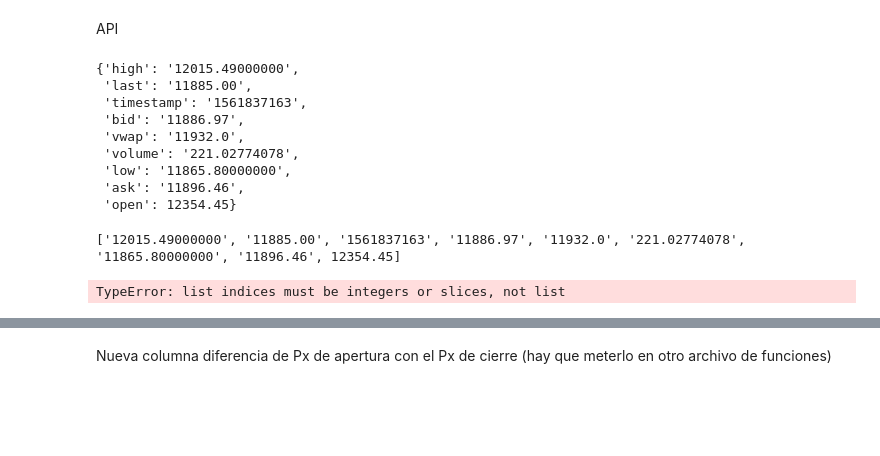
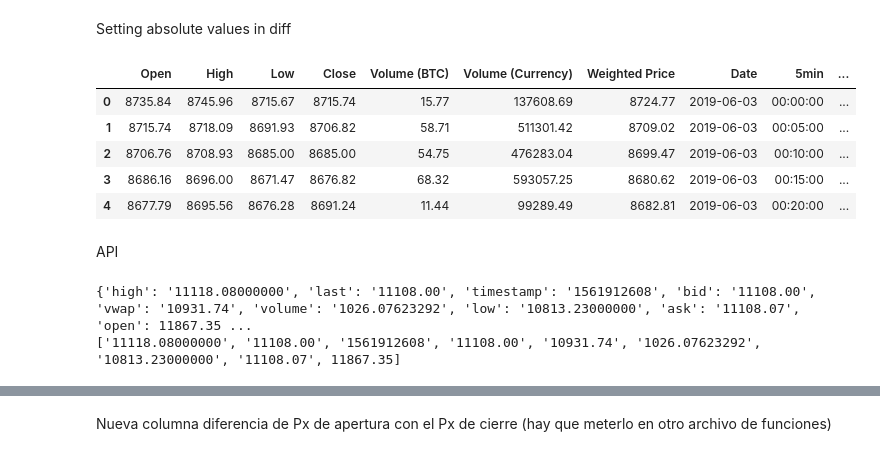
Before and after one commit to aiborra11/Pipelines-Project-BTC-movements, a Jupyter notebook: datainfo.ipynb, the cells around one changed output, grey strips where cells are left out. Cells and saved outputs as stored; diff of their text form; code cells hidden in the pictures; blank space fills up the shorter version.

```diff
--- a/datainfo.ipynb
+++ b/datainfo.ipynb
@@ -76,3 +183,24 @@ por tema wykoff.
+# %% [markdown]
+Setting absolute values in diff
+# %%
+def absolute(df, Diff, Open, Close):
+    df[Diff] = abs(df[Open]-df[Close])
+    return df
+
+display(absolute(data,'Diff','Open','Close').head())
+
+
+
+
+
+#!!!!!!!!! Calcular el % de movimiento: (Open-Close/Open)
+# %% [output]
+|  | Open | High | Low | Close | Volume (BTC) | Volume (Currency) | Weighted Price | Date | 5min | ... |
+| 0 | 8735.84 | 8745.96 | 8715.67 | 8715.74 | 15.77 | 137608.69 | 8724.77 | 2019-06-03 | 00:00:00 | ... |
+| 1 | 8715.74 | 8718.09 | 8691.93 | 8706.82 | 58.71 | 511301.42 | 8709.02 | 2019-06-03 | 00:05:00 | ... |
+| 2 | 8706.76 | 8708.93 | 8685.00 | 8685.00 | 54.75 | 476283.04 | 8699.47 | 2019-06-03 | 00:10:00 | ... |
+| 3 | 8686.16 | 8696.00 | 8671.47 | 8676.82 | 68.32 | 593057.25 | 8680.62 | 2019-06-03 | 00:15:00 | ... |
+| 4 | 8677.79 | 8695.56 | 8676.28 | 8691.24 | 11.44 | 99289.49 | 8682.81 | 2019-06-03 | 00:20:00 | ... |
 # %% [markdown]
 API
 # %%
@@ -81,24 +209,9 @@ import requests
 # %%
 res = requests.get('https://www.bitstamp.net/api/ticker_hour/')
 dev=res.json()
-dev
+print(dev)
+lst = [*dev.values()]
+print(lst)
 # %% [output]
-{'high': '12015.49000000',
- 'last': '11885.00',
- 'timestamp': '1561837163',
- 'bid': '11886.97',
- 'vwap': '11932.0',
- 'volume': '221.02774078',
- 'low': '11865.80000000',
- 'ask': '11896.46',
- 'open': 12354.45}
+{'high': '11118.08000000', 'last': '11108.00', 'timestamp': '1561912608', 'bid': '11108.00', 'vwap': '10931.74', 'volume': '1026.07623292', 'low': '10813.23000000', 'ask': '11108.07', 'open': 11867.35 ...
+['11118.08000000', '11108.00', '1561912608', '11108.00', '10931.74', '1026.07623292', '10813.23000000', '11108.07', 11867.35]
-# %%
-from datetime import datetime, timedelta
-a = [*dev.values()]
-print(a)
-
-High = a[[0]]
-display(data_clean.transpose().head())
-# %% [output]
-['12015.49000000', '11885.00', '1561837163', '11886.97', '11932.0', '221.02774078', '11865.80000000', '11896.46', 12354.45]
-TypeError: list indices must be integers or slices, not list
```
Also changed, not shown: parts of 21 cells of this notebook, 1 other file.
